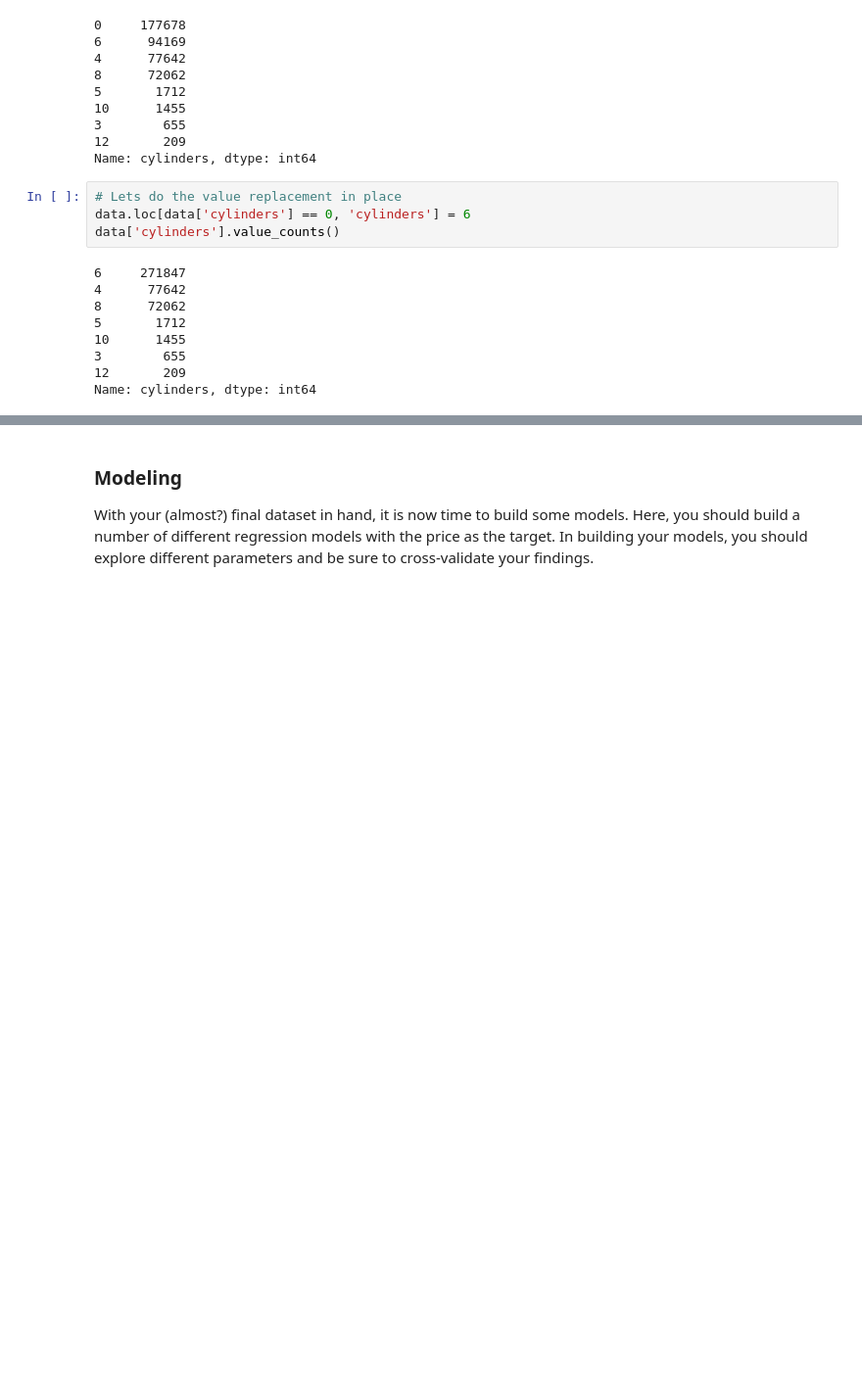
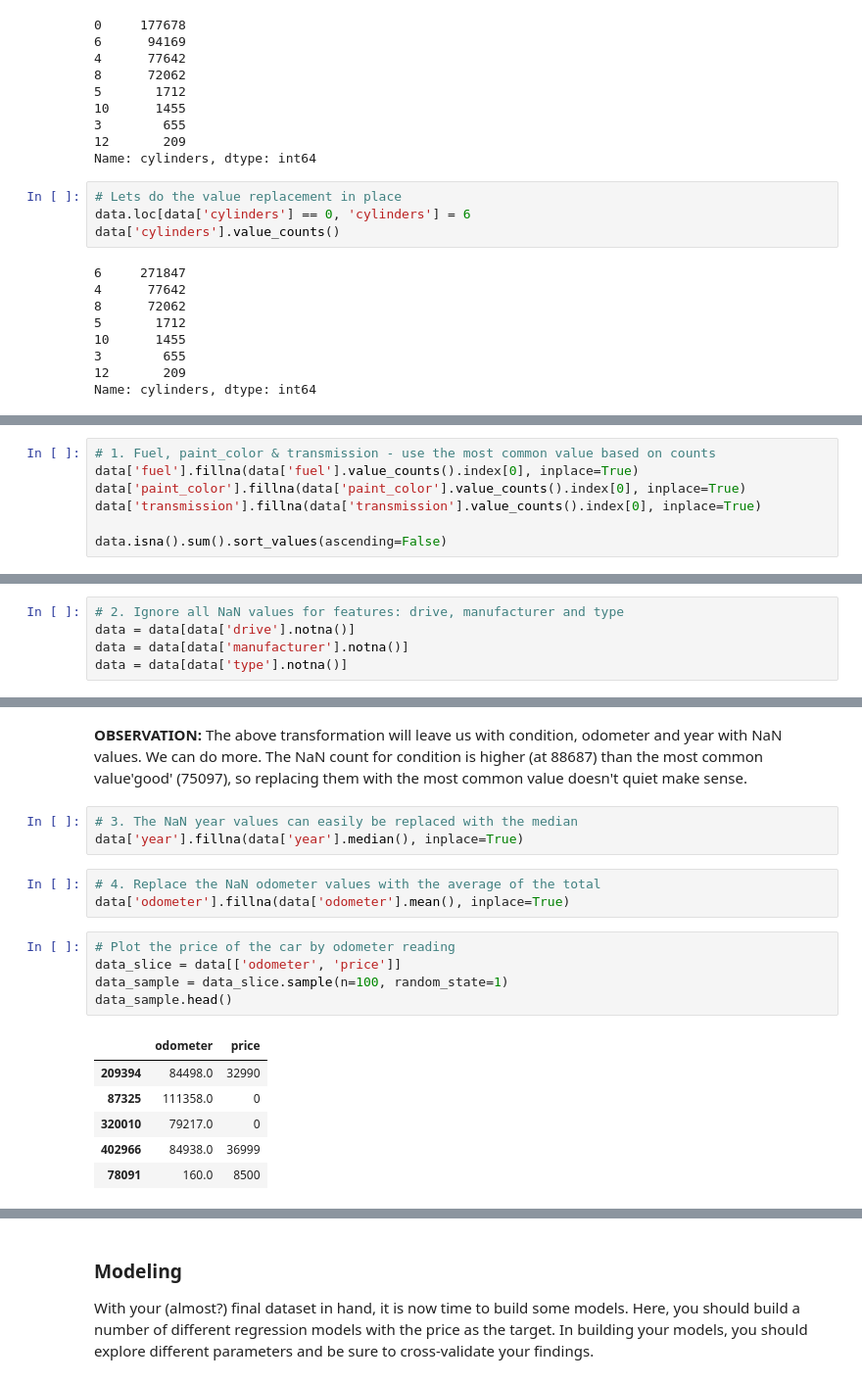
Before and after one commit to leonyi/zero-to-ml_ai-mastery, a Jupyter notebook: practical-application2-used-cars-analysis/used-cars-analysis.ipynb, the cells around one changed output, grey strips where cells are left out. Shown at 98% size. Saved outputs shown, nothing was run; the diff lists cells and outputs as text; blank space fills up the shorter version.

```diff
--- a/practical-application2-used-cars-analysis/used-cars-analysis.ipynb
+++ b/practical-application2-used-cars-analysis/used-cars-analysis.ipynb
@@ -405,0 +477,7 @@ sns.lmplot(data=data, x='cylinders', y='price',hue='transmission', fit_reg=False
+# %%
+# 1. Fuel, paint_color & transmission - use the most common value based on counts
+data['fuel'].fillna(data['fuel'].value_counts().index[0], inplace=True)
+data['paint_color'].fillna(data['paint_color'].value_counts().index[0], inplace=True)
+data['transmission'].fillna(data['transmission'].value_counts().index[0], inplace=True)
+
+data.isna().sum().sort_values(ascending=False)
@@ -405,0 +498,5 @@ sns.lmplot(data=data, x='cylinders', y='price',hue='transmission', fit_reg=False
+# %%
+# 2. Ignore all NaN values for features: drive, manufacturer and type
+data = data[data['drive'].notna()]
+data = data[data['manufacturer'].notna()]
+data = data[data['type'].notna()]
@@ -405,0 +525,20 @@ sns.lmplot(data=data, x='cylinders', y='price',hue='transmission', fit_reg=False
+# %% [markdown]
+**OBSERVATION:** The above transformation will leave us with condition, odometer and year with NaN values. We can do more. The NaN count for condition is higher (at 88687) than the most common value'good' (75097), so replacing them with the most common value doesn't quiet make sense.
+# %%
+# 3. The NaN year values can easily be replaced with the median
+data['year'].fillna(data['year'].median(), inplace=True)
+# %%
+# 4. Replace the NaN odometer values with the average of the total
+data['odometer'].fillna(data['odometer'].mean(), inplace=True)
+# %%
+# Plot the price of the car by odometer reading
+data_slice = data[['odometer', 'price']]
+data_sample = data_slice.sample(n=100, random_state=1)
+data_sample.head()
+# %% [output]
+|  | odometer | price |
+| 209394 | 84498.0 | 32990 |
+| 87325 | 111358.0 | 0 |
+| 320010 | 79217.0 | 0 |
+| 402966 | 84938.0 | 36999 |
+| 78091 | 160.0 | 8500 |
```
Also changed, not shown: parts of 80 cells of this notebook, 4 other files.
